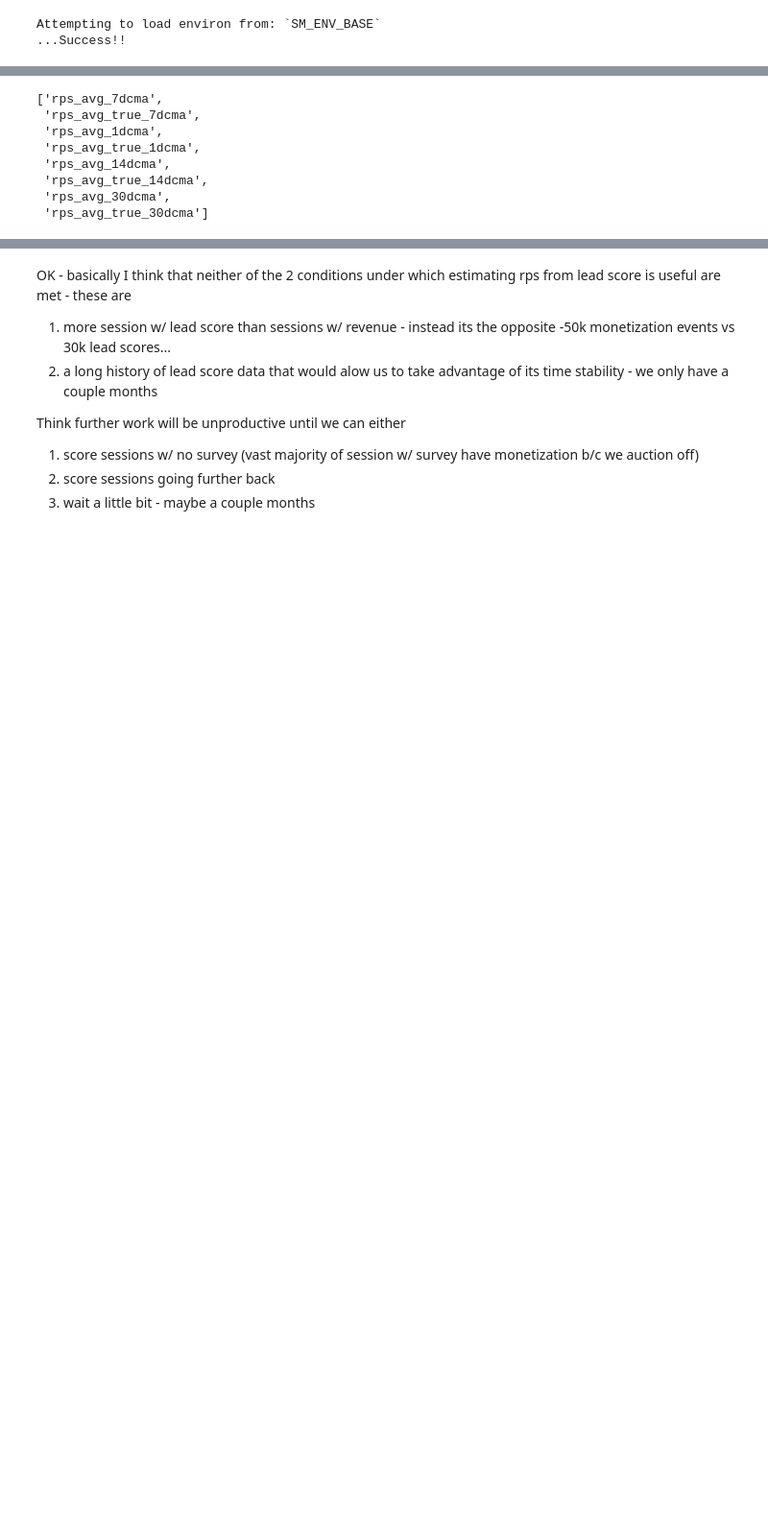
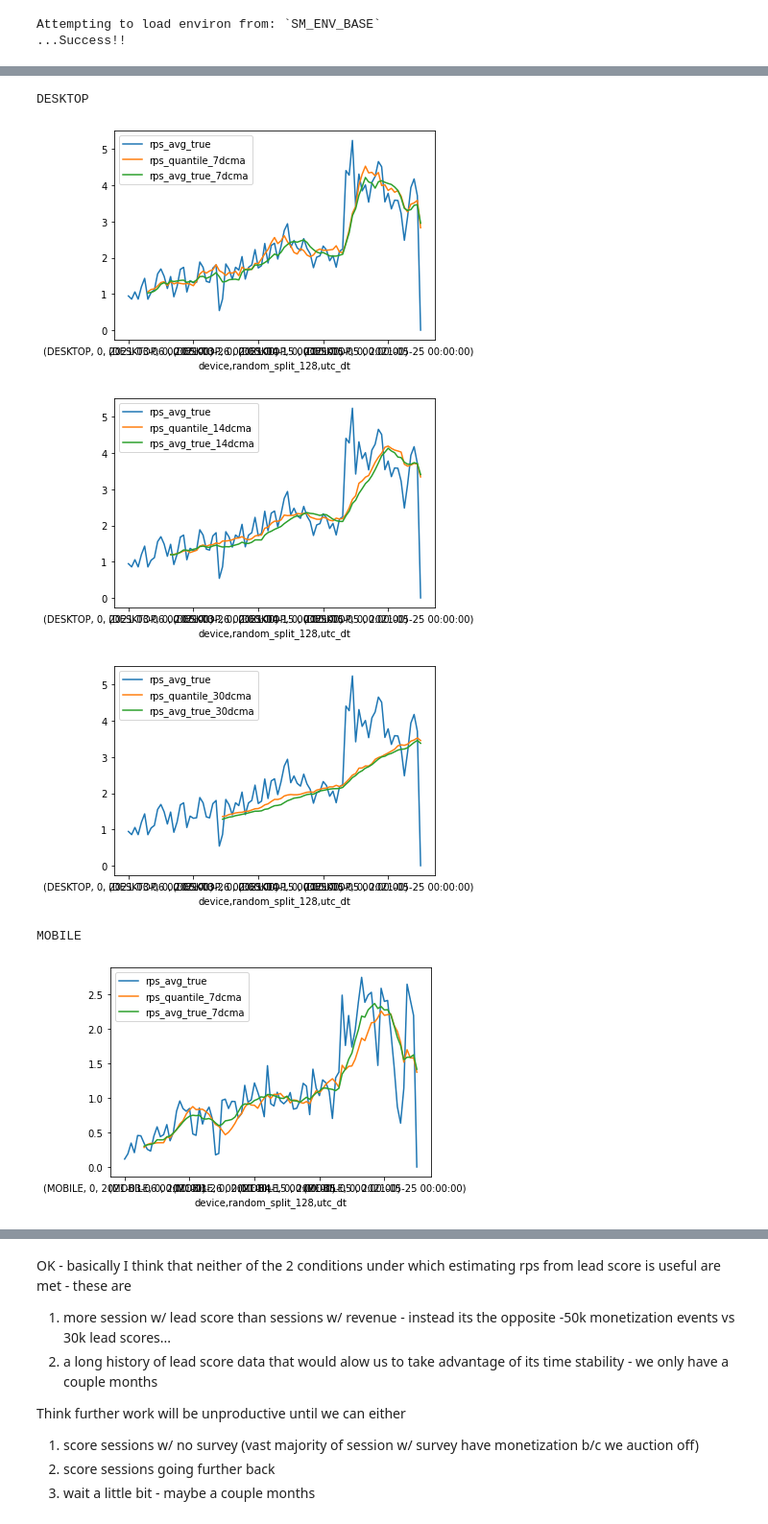
Before and after one commit to pkrishnamurthy1007/adtech, a Jupyter notebook: notebooks/aduriseti_shared/rps_est.ipynb, the cells around one changed output, grey strips where cells are left out. Shown at 96% size. Drawn from its saved outputs; the diff is of its cells as text; code cells hidden in the pictures; blank space fills up the shorter version.

```diff
--- a/notebooks/aduriseti_shared/rps_est.ipynb
+++ b/notebooks/aduriseti_shared/rps_est.ipynb
@@ -609,0 +633,19 @@ TABLET
+# %%
+D = []
+for device in rps_df.index.unique("device"):
+    for rps_col in ["rps_avg","rps_quantile","rps_cluster"]:
+        delt = rps_df.loc[device,rps_col] - rps_df.loc[device,f"rps_avg_true"]
+        d = {
+            "device": device,
+            "rps_col": rps_col,
+            "sessions": rps_df.loc[device,"sessions"].sum(),
+            "MAE": wavg(delt.abs(),rps_df["sessions"]),
+            "MSE": wavg(delt ** 2,rps_df["sessions"]),
+        }
+        D.append(d)
+perfdf = pd.DataFrame(D)
+ipydisp(perfdf)
+perfdf.groupby(["rps_col"]).agg({
+    "MAE": get_wavg_by(perfdf,"sessions"),
+    "MSE": get_wavg_by(perfdf,"sessions")
+})
@@ -610,25 +668,51 @@ TABLET
 # %%
+RPS_COL = "rps_quantile"
 for window in [1,7,14,30]:
-    rps_df[[f"rps_avg_{window}dcma",f"rps_avg_true_{window}dcma"]] = rps_df \
+    rps_df[[f"{RPS_COL}_{window}dcma",f"rps_avg_true_{window}dcma"]] = rps_df \
         .groupby(rps_df.index.names[:-1]) \
         .apply(lambda df: df
-                   [["rps_avg","rps_avg_true"]]
+                   [[RPS_COL,"rps_avg_true"]]
                    .fillna(method="ffill")
                    .rolling(window).mean())
 
-delta = (rps_df["rps_avg_1dcma"] - rps_df["rps_avg"]).abs().fillna(0)
+delta = (rps_df[f"{RPS_COL}_1dcma"] - rps_df[RPS_COL]).abs().fillna(0)
 assert all(delta < 1e-4)
 delta = (rps_df["rps_avg_true_1dcma"] - rps_df["rps_avg_true"]).abs().fillna(0)
 assert all(delta < 1e-4)
 
 cmaC = [c for c in rps_df.columns if c.endswith("dcma")]
 cmaC
+
+from matplotlib import pyplot as plt
+for device in rps_df.index.unique("device"):
+    print(device)
+    for window in (7,14,30):
+        cma_windowC = [f"{RPS_COL}_{window}dcma",f"rps_avg_true_{window}dcma"]
+        rps_df.loc[(device,0,slice(None)),["rps_avg_true",*cma_windowC]].plot()
+    #     rps_df.loc[(device,0,slice(None)),["rps_avg_true",*windowC[2:]]].plot()
+        plt.show()
+
+D = []
+for device in rps_df.index.unique("device"):
+    for window in (1,7,14,30):
+        delt = rps_df.loc[device,f"{RPS_COL}_{window}dcma"] - rps_df.loc[device,f"rps_avg_true_{window}dcma"]
+        d = {
+            "device": device,
+            "window": window,
+            "sessions": rps_df.loc[device,"sessions"].sum(),
+            "MAE": wavg(delt.abs(),rps_df["sessions"]),
+            "MSE": wavg(delt ** 2,rps_df["sessions"]),
+        }
+        D.append(d)
+perfdf = pd.DataFrame(D)
+perfdf.groupby(["window"]).agg({
+    "MAE": get_wavg_by(perfdf,"sessions"),
+    "MSE": get_wavg_by(perfdf,"sessions")
+})
 # %% [output]
-['rps_avg_7dcma',
- 'rps_avg_true_7dcma',
- 'rps_avg_1dcma',
- 'rps_avg_true_1dcma',
- 'rps_avg_14dcma',
- 'rps_avg_true_14dcma',
- 'rps_avg_30dcma',
- 'rps_avg_true_30dcma']
+DESKTOP
+[figure, added]
+[figure, added]
+[figure, added]
+MOBILE
+[figure, added]
```
Also changed, not shown: parts of 12 cells of this notebook, 1 other file.
